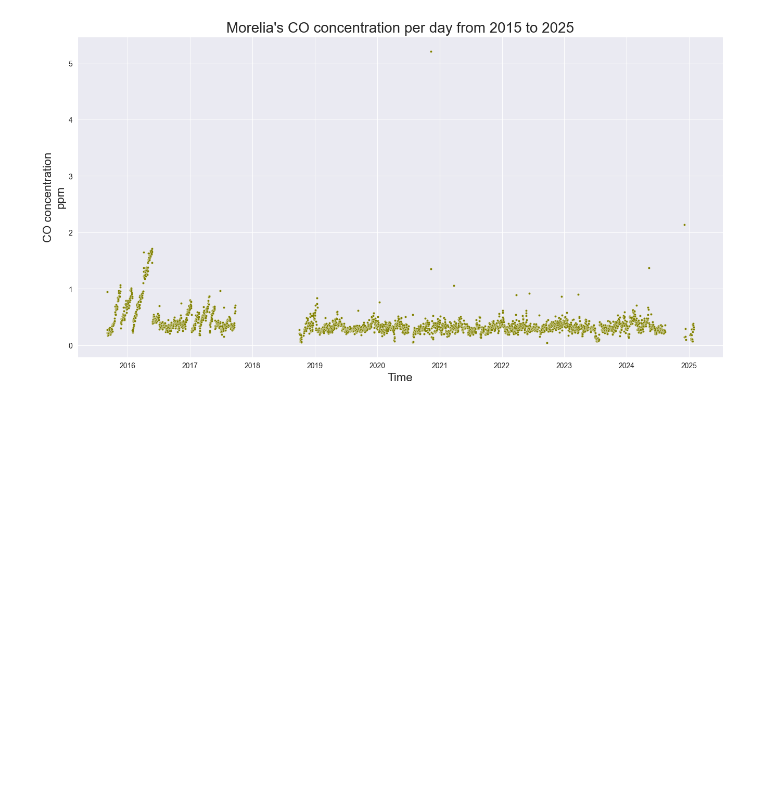
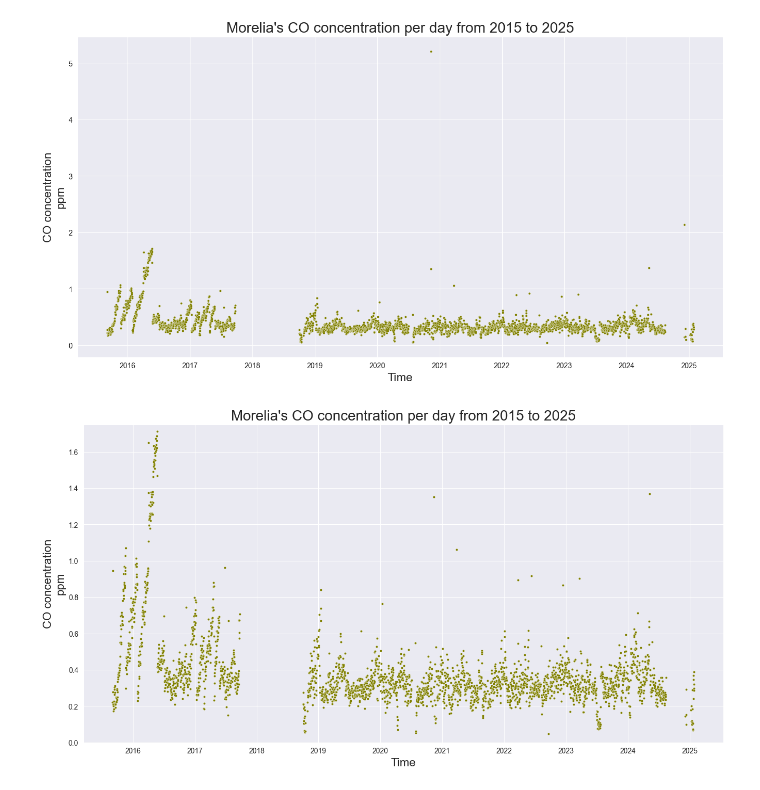
Before and after one commit to arnoldtics/Atmospheric_Data_Insights, a Jupyter notebook: LAIDEA/Records/CO.ipynb, the cells around one changed output. Cells and saved outputs as stored; diff of their text form; code cells hidden in the pictures; blank space fills up the shorter version.

Commit message:
CO better visualizations

```diff
--- a/LAIDEA/Records/CO.ipynb
+++ b/LAIDEA/Records/CO.ipynb
@@ -91,3 +91,13 @@ plt.title("Morelia's CO concentration per day from 2015 to 2025", size=20)
 plt.show()
 # %% [output]
 [figure]
+# %%
+plt.figure(figsize=(16, 8))
+sns.scatterplot(x=dfDay["Time"], y=dfDay["CO"], s=10, color="olive")
+plt.ylim(0, 1.75)
+plt.ylabel("CO concentration\nppm", size=16)
+plt.xlabel("Time", size=16)
+plt.title("Morelia's CO concentration per day from 2015 to 2025", size=20)
+plt.show()
+# %% [output]
+[figure, added]
```
Also changed, not shown: 1 other file.
